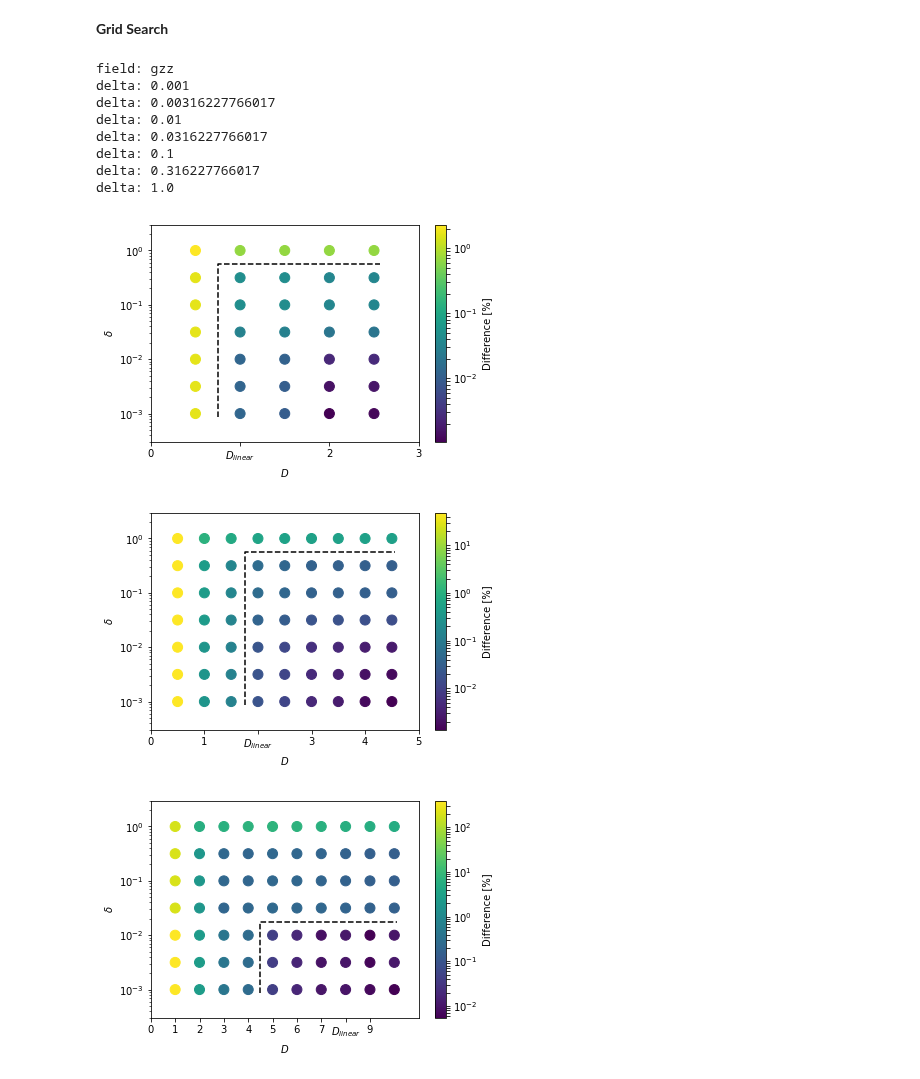
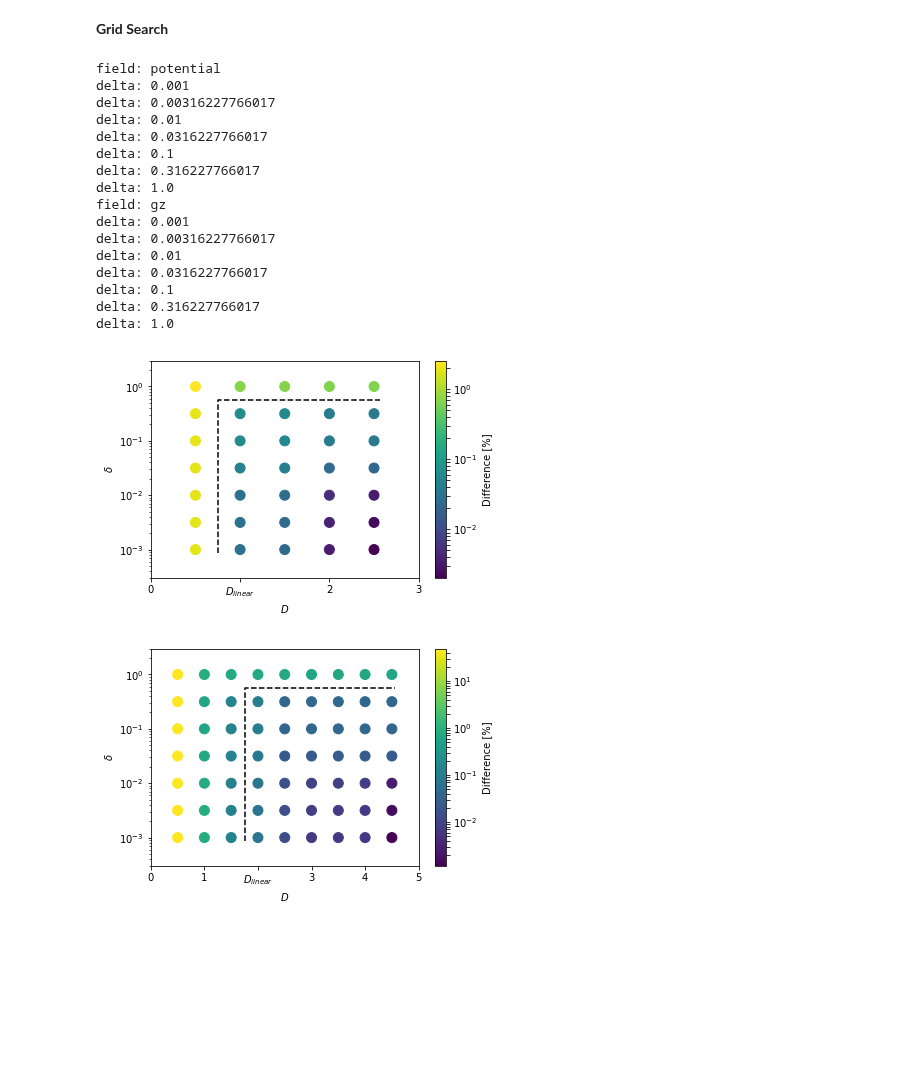
Before and after one commit to pinga-lab/tesseroid-variable-density, a Jupyter notebook: code/notebooks/05-exponential-density-grid-search.ipynb, the cells around one changed output. Saved outputs shown, nothing was run; the diff lists cells and outputs as text; code cells hidden in the pictures; blank space fills up the shorter version.

```diff
--- a/code/notebooks/05-exponential-density-grid-search.ipynb
+++ b/code/notebooks/05-exponential-density-grid-search.ipynb
@@ -57,8 +60,8 @@ model = TesseroidMesh((0, 360, -90, 90, top, bottom), (1, 6, 12))
 # %% [markdown]
 **Definition of computation grid**
 # %%
-shape = (10, 10)
-lats, lons, heights = gridder.regular((60, 90, 0, 30), shape, z=2e3)
+shape = (19, 13)
+lats, lons, heights = gridder.regular((-90, 90, 0, 360), shape, z=0)
 # %% [markdown]
 **Definition of exponential density function**
 # %%
@@ -84,14 +87,11 @@ plt.show()
 # %% [markdown]
 **Grid Search**
 # %%
-fields = 'potential gz gzz'.split()
+fields = 'potential gz'.split()
 delta_values = np.logspace(-3, 0, 7)
 D_arrays = [np.arange(0.5, 3, 0.5),
             np.arange(0.5, 5, 0.5),
             np.arange(1, 11, 1)]
-
-fields = [fields[-1]]
-D_arrays = [D_arrays[-1]]
 
 
 analytical = shell_exponential_density(heights[0],
@@ -117,7 +117,7 @@ for field, D_values in zip(fields, D_arrays):
     np.savez('results/grid-search/' + field + '-thick-differences.npz',
              errors=errors, D_grid=D_grid, delta_grid=delta_grid)
 # %% [output]
-field: gzz
+field: potential
 delta: 0.001
 delta: 0.00316227766017
 delta: 0.01
@@ -125,10 +125,18 @@ delta: 0.0316227766017
 delta: 0.1
 delta: 0.316227766017
 delta: 1.0
+field: gz
+delta: 0.001
+delta: 0.00316227766017
+delta: 0.01
+delta: 0.0316227766017
+delta: 0.1
+delta: 0.316227766017
+delta: 1.0
 # %%
-fields = 'potential gz gzz'.split()
-axes_aspects = [6, 6, 6]
-Ds_linear = [1, 2, 8]
+fields = 'potential gz'.split()
+axes_aspects = [6, 6]
+Ds_linear = [1, 2]
 
 for field, axe_aspect, D_linear in zip(fields, axes_aspects, Ds_linear):
     data = np.load('results/grid-search/' +
@@ -155,33 +163,32 @@ for field, axe_aspect, D_linear in zip(fields, axes_aspects, Ds_linear):
     max_D = D_grid.max() + D_step/8
     min_delta = delta_grid.min()*(delta_factor**(-0.125))
     max_delta = np.max(delta_grid[errors <= 0.1])*(delta_factor**0.5)
     plt.plot([min_D, min_D, max_D],
              [min_delta, max_delta, max_delta],
              '--', color='k')
 
     plt.colorbar(cm, label='Difference [%]')
     plt.ylabel("$\delta$")
     plt.xlabel("$D$")
     plt.axes().set_xticks(np.arange(0, 10, 1))
     plt.xlim(D_grid.min() - D_step,
              D_grid.max() + D_step)
     plt.ylim(3e-4, 3e0)
     plt.yscale('log')
     plt.axes().set_aspect(axe_aspect)
 
     plt.draw()
 
     labels = [item.get_text() for item in plt.axes().get_xticklabels()]
     for i in range(len(labels)):
         try:
             if float(labels[i]) == D_linear:
                 labels[i] = "$D_{linear}$"
         except:
             continue
     plt.axes().set_xticklabels(labels)
 
     plt.show()
 # %% [output]
-[figure, old version]
+[figure, new version]
-[figure, old version]
+[figure, new version]
-[figure, removed]
```
Also changed, not shown: parts of 3 cells of this notebook, 21 other files.
